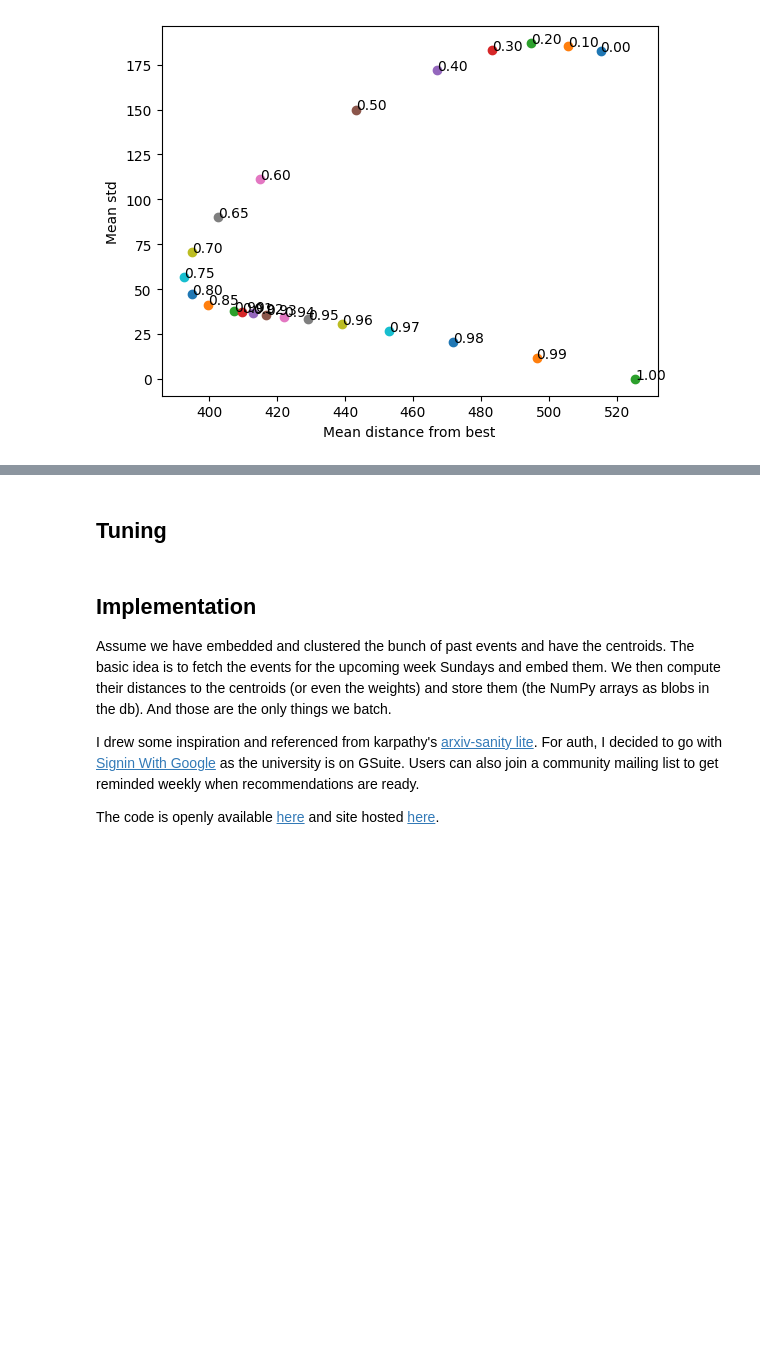
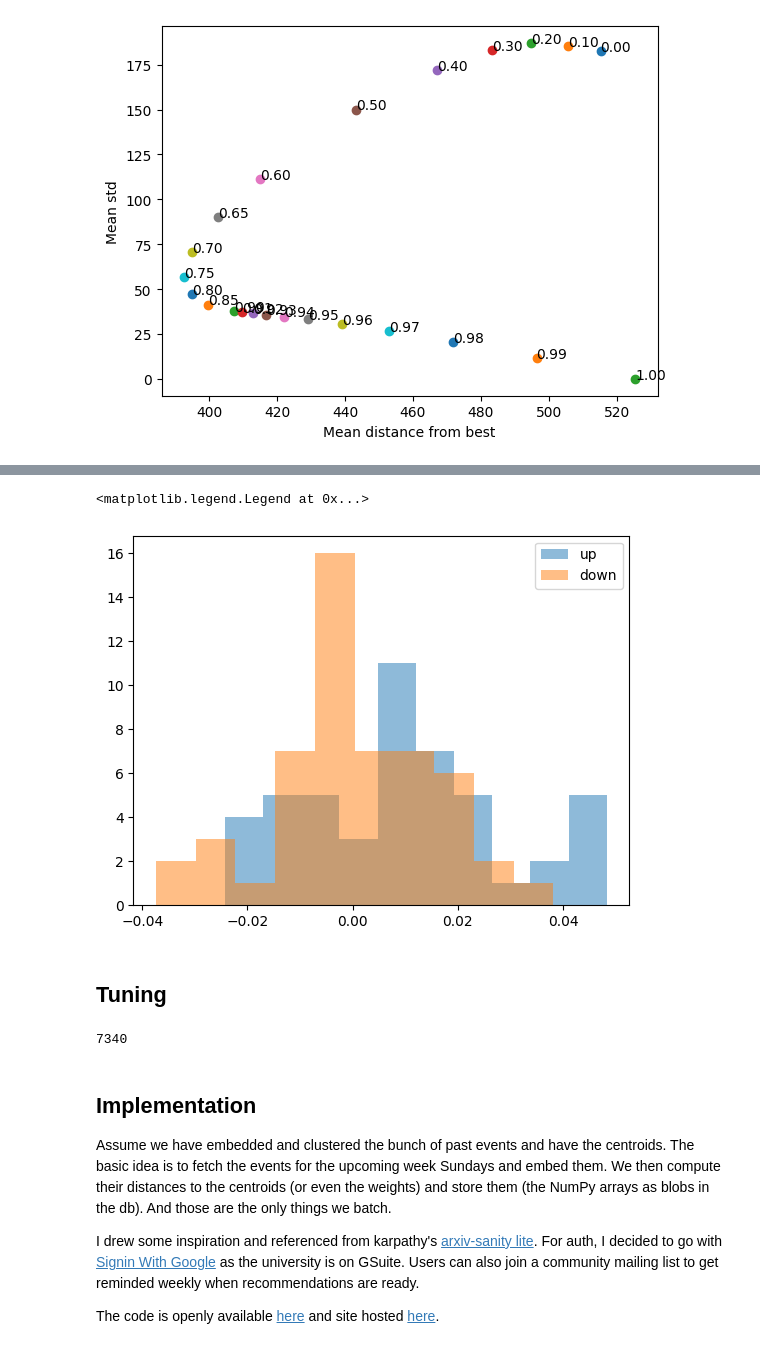
Before and after one commit to emiliocantuc/emiliocantuc.github.io, a Jupyter notebook: posts/others/wolv-events/index.ipynb, the cells around one changed output, grey strips where cells are left out. Drawn from its saved outputs; the diff is of its cells as text; code cells hidden in the pictures; blank space fills up the shorter version.

```diff
--- a/posts/others/wolv-events/index.ipynb
+++ b/posts/others/wolv-events/index.ipynb
@@ -555,7 +742,24 @@ plt.show()
+# %%
+up_last_sims = [events_to_sim_paths[e][-1] for e in events_to_rank_paths if events_to_vote_type[e] == 'up']
+down_last_sims = [events_to_sim_paths[e][-1] for e in events_to_rank_paths if events_to_vote_type[e] == 'down']
+
+up_last_sims = np.array(up_last_sims)
+down_last_sims = np.array(down_last_sims)
+
+plt.hist(up_last_sims, alpha = 0.5, label = 'up')
+plt.hist(down_last_sims, alpha = 0.5, label = 'down')
+plt.legend()
+# %% [output]
+<matplotlib.legend.Legend at 0x...>
+[figure, added]
 # %% [markdown]
 ## Tuning
 # %%
 # Ask chatGPT to take on personas and vote on events
+with open('data/semester_events.json', 'r') as f: semester_events = json.load(f)
+len(semester_events)
+# %% [output]
+7340
 # %% [markdown]
 ## Implementation
 
```
Also changed, not shown: parts of 20 cells of this notebook, 18 other files.
